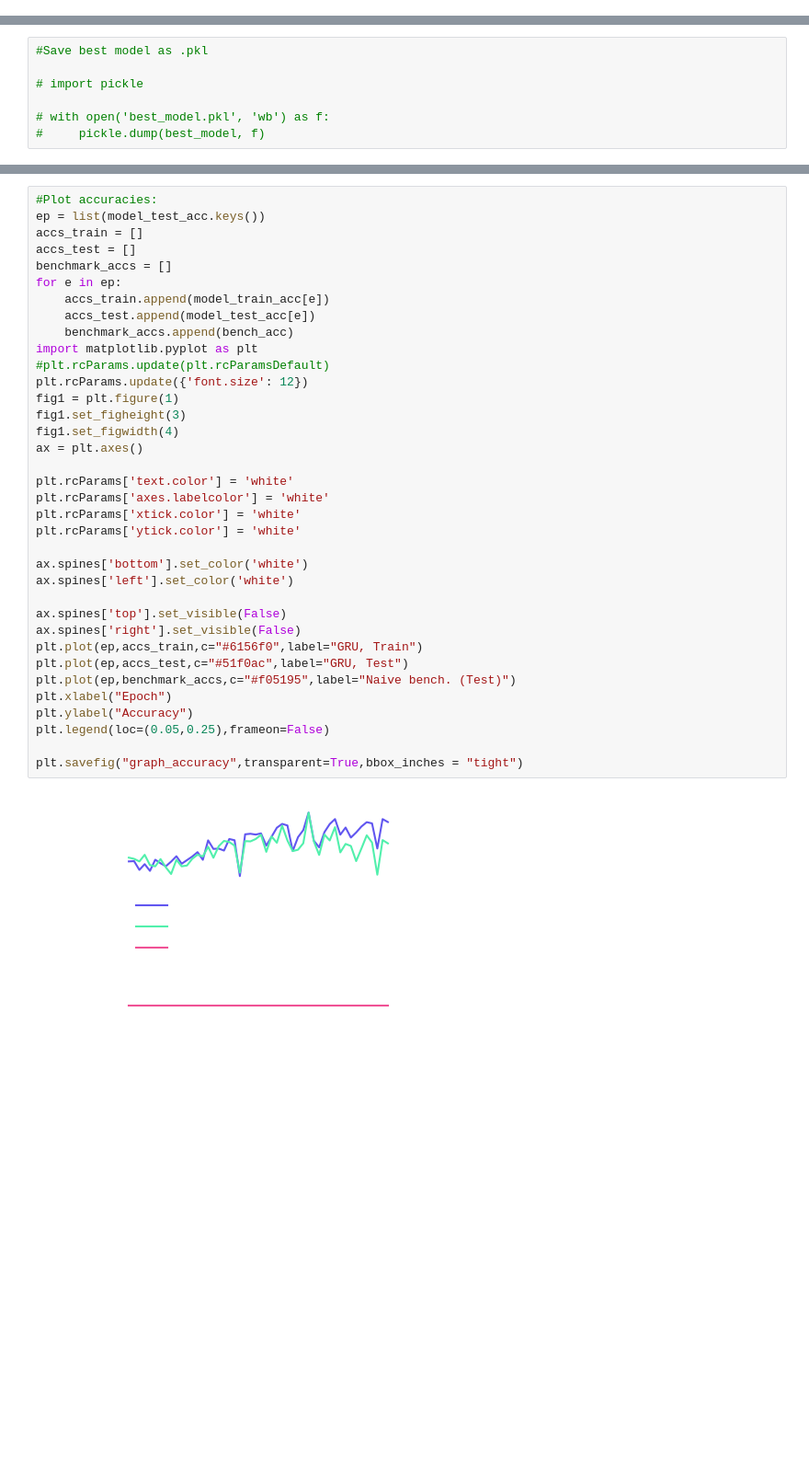
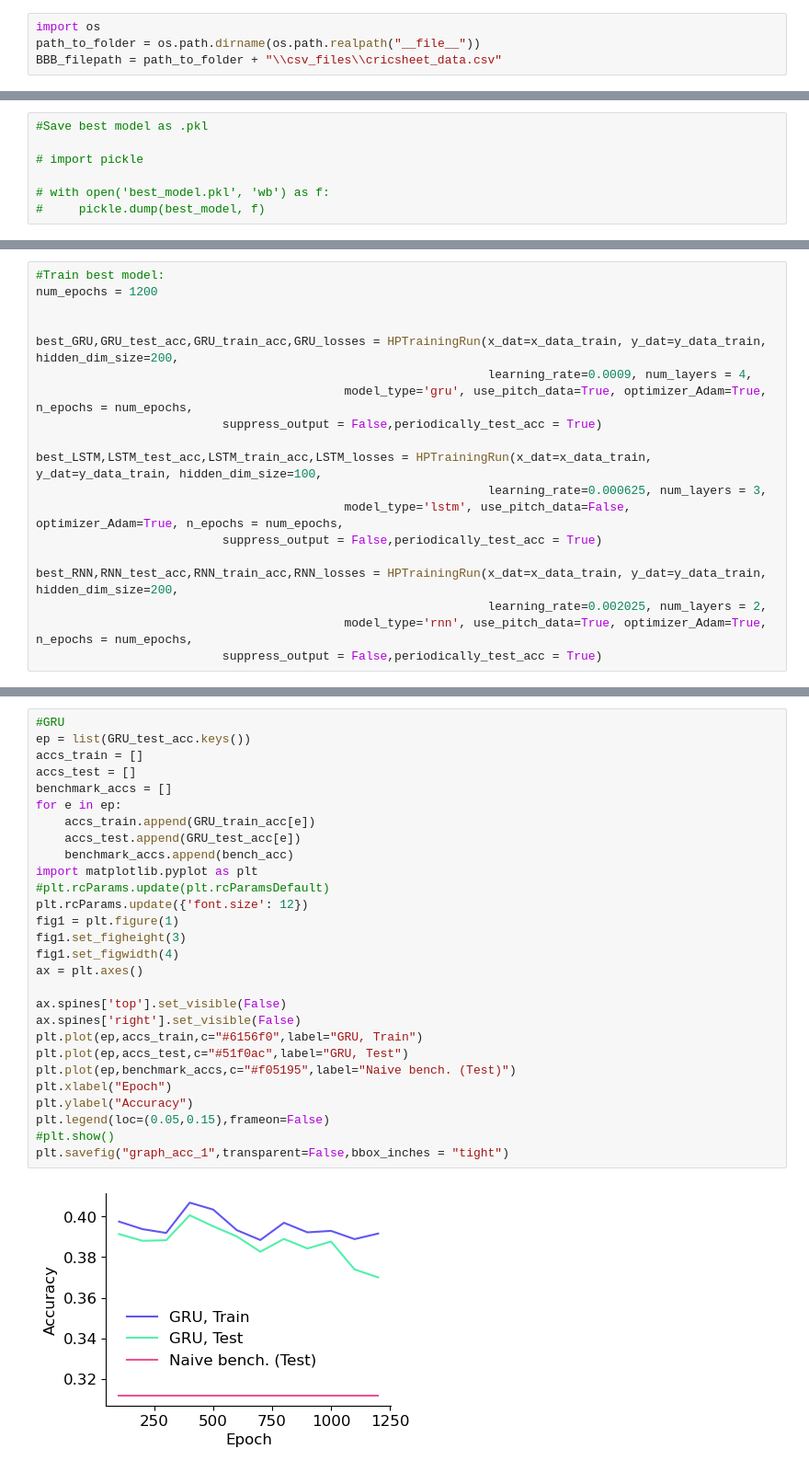
Before and after one commit to arkr01/Deep-Learning-Group-Project, a Jupyter notebook: Model_and_testing.ipynb, the cells around one changed output, grey strips where cells are left out. Shown: that part at 92% size. Saved outputs shown, nothing was run; the diff lists cells and outputs as text; blank space fills up the shorter version.

```diff
--- a/Model_and_testing.ipynb
+++ b/Model_and_testing.ipynb
@@ -57 +32,5 @@ BBB_filepath = "C:/Users/Marc/Documents/University/2022/Semester 1/STAT3007/Proj
+# %%
+import os
+path_to_folder = os.path.dirname(os.path.realpath("__file__"))
+BBB_filepath = path_to_folder + "\\csv_files\\cricsheet_data.csv"
 # %% [markdown]
@@ -808,0 +617,19 @@ RuntimeError: CUDA out of memory. Tried to allocate 970.00 MiB (GPU 0; 4.00 GiB
+# %%
+#Train best model:
+num_epochs = 1200
+
+
+best_GRU,GRU_test_acc,GRU_train_acc,GRU_losses = HPTrainingRun(x_dat=x_data_train, y_dat=y_data_train, hidden_dim_size=200,
+                                                               learning_rate=0.0009, num_layers = 4,
+                                           model_type='gru', use_pitch_data=True, optimizer_Adam=True, n_epochs = num_epochs,
+                          suppress_output = False,periodically_test_acc = True)
+
+best_LSTM,LSTM_test_acc,LSTM_train_acc,LSTM_losses = HPTrainingRun(x_dat=x_data_train, y_dat=y_data_train, hidden_dim_size=100,
+                                                               learning_rate=0.000625, num_layers = 3,
+                                           model_type='lstm', use_pitch_data=False, optimizer_Adam=True, n_epochs = num_epochs,
+                          suppress_output = False,periodically_test_acc = True)
+
+best_RNN,RNN_test_acc,RNN_train_acc,RNN_losses = HPTrainingRun(x_dat=x_data_train, y_dat=y_data_train, hidden_dim_size=200,
+                                                               learning_rate=0.002025, num_layers = 2,
+                                           model_type='rnn', use_pitch_data=True, optimizer_Adam=True, n_epochs = num_epochs,
+                          suppress_output = False,periodically_test_acc = True)
@@ -809,38 +781,30 @@ RuntimeError: CUDA out of memory. Tried to allocate 970.00 MiB (GPU 0; 4.00 GiB
 # %%
-#Plot accuracies:
-ep = list(model_test_acc.keys())
+#GRU
+ep = list(GRU_test_acc.keys())
 accs_train = []
 accs_test = []
 benchmark_accs = []
 for e in ep:
-    accs_train.append(model_train_acc[e])
-    accs_test.append(model_test_acc[e])
+    accs_train.append(GRU_train_acc[e])
+    accs_test.append(GRU_test_acc[e])
     benchmark_accs.append(bench_acc)
 import matplotlib.pyplot as plt
 #plt.rcParams.update(plt.rcParamsDefault)
 plt.rcParams.update({'font.size': 12})
 fig1 = plt.figure(1)
 fig1.set_figheight(3)
 fig1.set_figwidth(4)
 ax = plt.axes()
 
-plt.rcParams['text.color'] = 'white'
-plt.rcParams['axes.labelcolor'] = 'white'
-plt.rcParams['xtick.color'] = 'white'
-plt.rcParams['ytick.color'] = 'white'
-
-ax.spines['bottom'].set_color('white')
-ax.spines['left'].set_color('white')
-
 ax.spines['top'].set_visible(False)
 ax.spines['right'].set_visible(False)
 plt.plot(ep,accs_train,c="#6156f0",label="GRU, Train")
 plt.plot(ep,accs_test,c="#51f0ac",label="GRU, Test")
 plt.plot(ep,benchmark_accs,c="#f05195",label="Naive bench. (Test)")
 plt.xlabel("Epoch")
 plt.ylabel("Accuracy")
-plt.legend(loc=(0.05,0.25),frameon=False)
-
-plt.savefig("graph_accuracy",transparent=True,bbox_inches = "tight")
+plt.legend(loc=(0.05,0.15),frameon=False)
+#plt.show()
+plt.savefig("graph_acc_1",transparent=False,bbox_inches = "tight")
 # %% [output]
-[figure, old version]
+[figure, new version]
```
Also changed, not shown: parts of 74 cells of this notebook, 1 other file.
